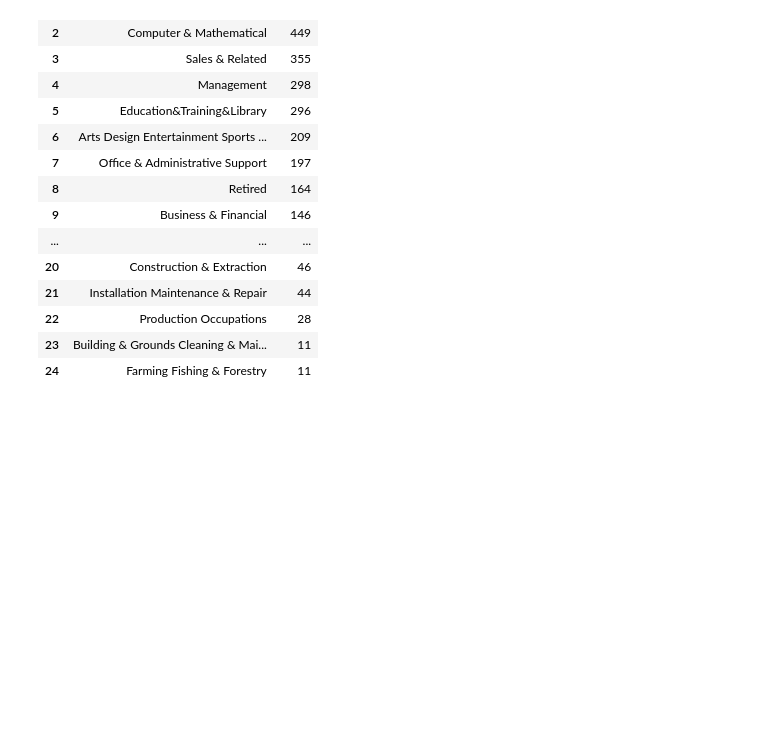
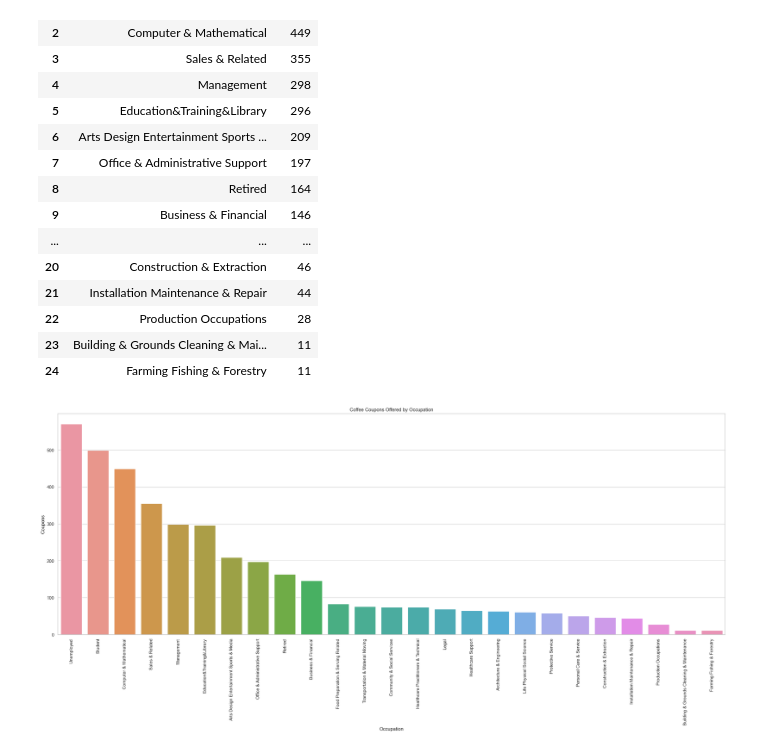
Before and after one commit to christianfajardo/ML_AI_PracticalApplication_1, a Jupyter notebook: prompt.ipynb, the cells around one changed output. Saved outputs shown, nothing was run; the diff lists cells and outputs as text; code cells hidden in the pictures; blank space fills up the shorter version.

```diff
--- a/prompt.ipynb
+++ b/prompt.ipynb
@@ -709,5 +765,6 @@ fig.show()
 # %%
-coffee_coupon['occupation'].value_counts().reset_index()
+coffee_coupon_occupation = coffee_coupon['occupation'].value_counts().reset_index()
+coffee_coupon_occupation
 # %% [output]
 |  | occupation | count |
 | 0 | Unemployed | 570 |
@@ -726,3 +783,15 @@ coffee_coupon['occupation'].value_counts().reset_index()
 | 22 | Production Occupations | 28 |
 | 23 | Building & Grounds Cleaning & Mai... | 11 |
 | 24 | Farming Fishing & Forestry | 11 |
+# %%
+#Plot coffee_coupon_occupation
+plt.figure(figsize=(30, 10))
+sns.barplot(data=coffee_coupon_occupation, x='occupation', y='count')
+sns.set_theme(style='whitegrid')
+plt.title('Coffee Coupons Offered by Occupation')
+plt.ylabel('Coupons')
+plt.xlabel('Occupation')
+plt.xticks(rotation = 90)
+plt.show()
+# %% [output]
+[figure, added]
```
Also changed, not shown: parts of 33 cells of this notebook.
